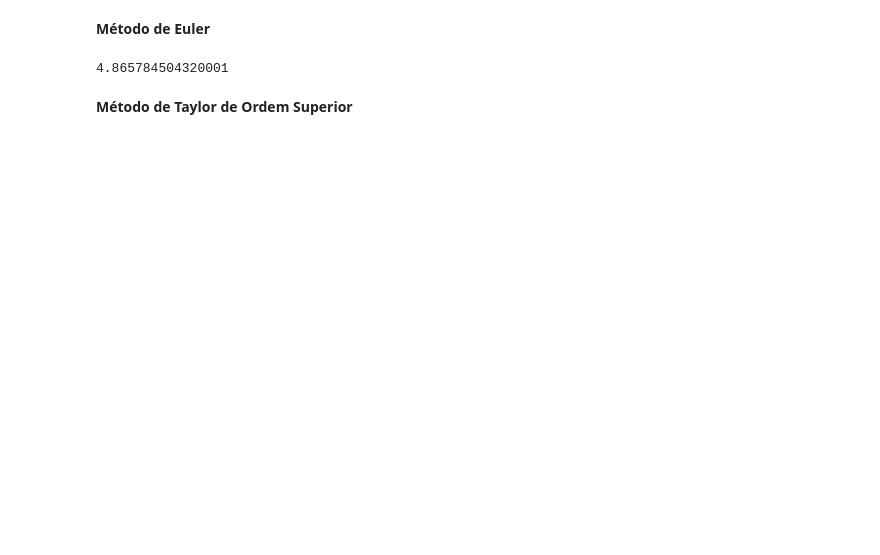
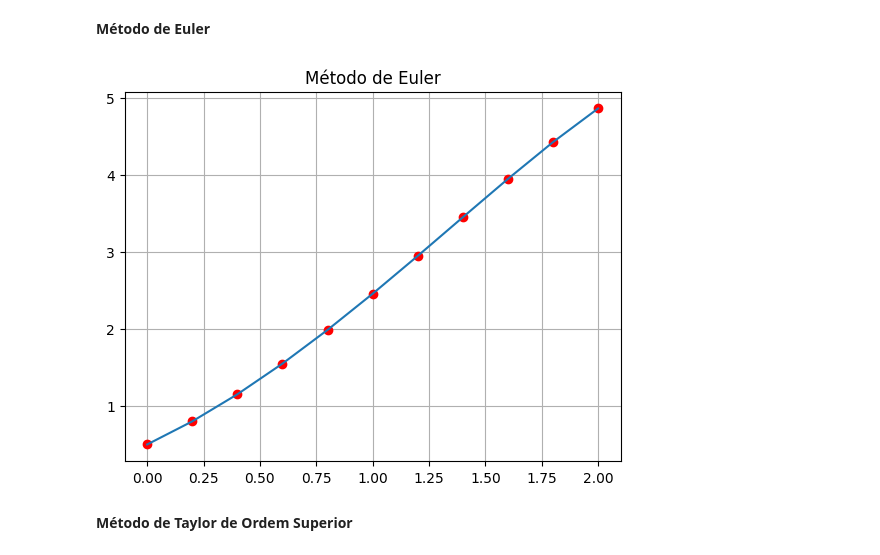
Before and after one commit to JonathanWNogueira/burden_numerical_analysis, a Jupyter notebook: 5.ipynb, the cells around one changed output. Saved outputs shown, nothing was run; the diff lists cells and outputs as text; code cells hidden in the pictures; blank space fills up the shorter version.

```diff
--- a/5.ipynb
+++ b/5.ipynb
@@ -26,18 +25,27 @@ h = 0.2
 # %%
 def euler(f, a, b, y0, n = 10):
     h = (b - a) / n
-    t = a
-    w = y0
+
+    t = np.zeros(n+1)
+    w = np.zeros(n+1)
+
+    t[0] = a
+    w[0] = y0
 
     for i in range(1, n+1):
-        w = w + h * f(t, w)
-        t = a + i * h
-    return w
+        w[i] = w[i-1] + h * f(t[i-1], w[i-1])
+        t[i] = t[i-1] + h
+    return t, w
 
-w = euler(dy, a, b, y0)
-print(w)
+t, w = euler(dy, a, b, y0)
+
+plt.title(f"Método de Euler")
+plt.plot(t,w, 'ro')
+plt.plot(t,w)
+plt.grid()
+plt.show()
 # %% [output]
-4.865784504320001
+[figure, added]
 # %% [markdown]
 **Método de Taylor de Ordem Superior**
 # %%
```
Also changed, not shown: parts of 11 cells of this notebook.
